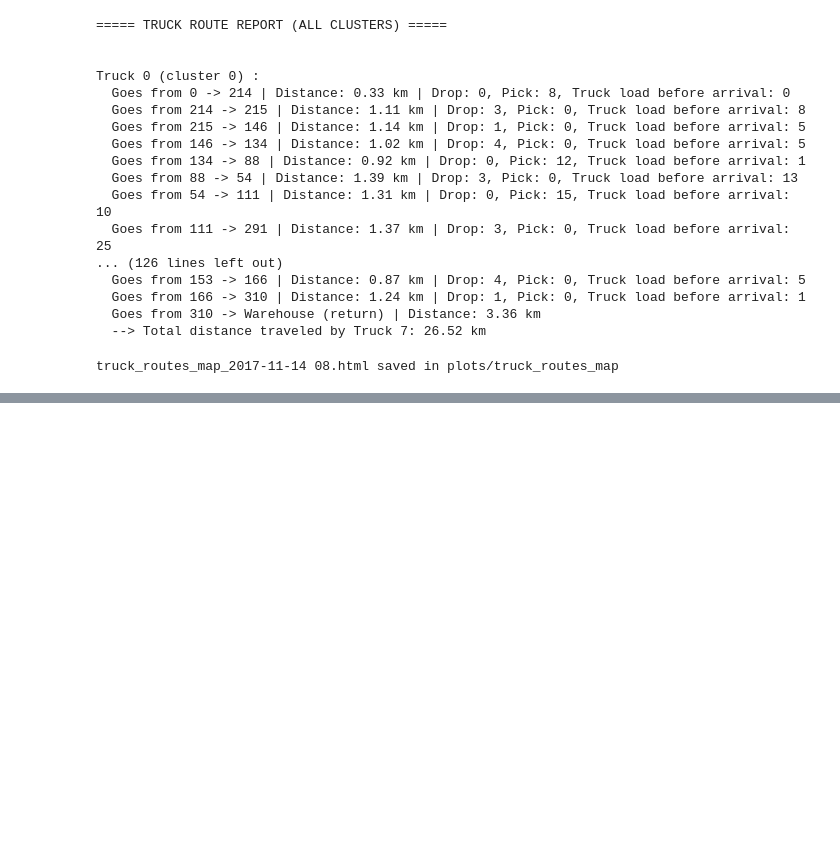
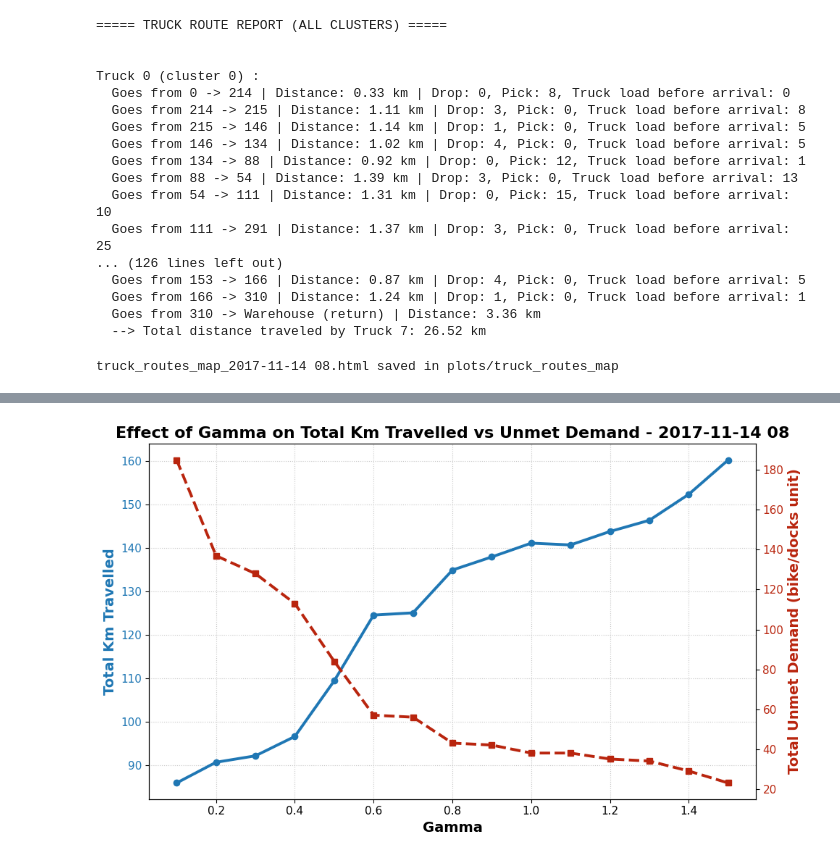
Before and after one commit to martynaaharasym/bike-sharing-rebalancing, a Jupyter notebook: notebooks/routing_optimization.ipynb, the cells around one changed output, grey strips where cells are left out. Cells and saved outputs as stored; diff of their text form; code cells hidden in the pictures; blank space fills up the shorter version.

```diff
--- a/notebooks/routing_optimization.ipynb
+++ b/notebooks/routing_optimization.ipynb
@@ -256,0 +539,54 @@ truck_routes_map_2017-11-14 08.html saved in plots/truck_routes_map
+# %%
+# Compute unmet demand as P + Q
+metrics_df['total_unmet_demand'] = metrics_df['total_P'] + metrics_df['total_Q']
+
+plt.rcParams.update({
+    "font.size": 12,
+    "axes.titlesize": 16,
+    "axes.labelsize": 14,
+    "axes.titleweight": "bold",
+    "axes.labelweight": "bold",
+    "legend.fontsize": 12,
+    "xtick.labelsize": 11,
+    "ytick.labelsize": 11,
+    "lines.linewidth": 2.8
+})
+
+fig, ax1 = plt.subplots(figsize=(10,6))
+
+# Colors
+color_km = "#1f77b4"
+color_unmet = "#b9250e"
+
+# Left axis: total km travelled
+line1 = ax1.plot(
+    metrics_df['gamma'],
+    metrics_df['total_km_travelled'],
+    marker='o',
+    color=color_km,
+    linestyle='-'
+)
+ax1.set_xlabel("Gamma", fontweight="bold")
+ax1.set_ylabel("Total Km Travelled", fontweight="bold", color=color_km)
+ax1.tick_params(axis='y', labelcolor=color_km)
+ax1.grid(True, linestyle=":", alpha=0.7)
+
+# Right axis: total unmet demand (P+Q)
+ax2 = ax1.twinx()
+line2 = ax2.plot(
+    metrics_df['gamma'],
+    metrics_df['total_unmet_demand'],
+    marker='s',
+    color=color_unmet,
+    linestyle='--'
+)
+ax2.set_ylabel("Total Unmet Demand (bike/docks unit)", fontweight="bold", color=color_unmet)
+ax2.tick_params(axis='y', labelcolor=color_unmet)
+
+# Title
+ax1.set_title(f"Effect of Gamma on Total Km Travelled vs Unmet Demand - {hour_to_optimize[:-6]}", fontweight="bold")
+
+plt.tight_layout()
+plt.show()
+# %% [output]
+[figure, added]
```
Also changed, not shown: parts of 6 cells of this notebook, 9 other files.
